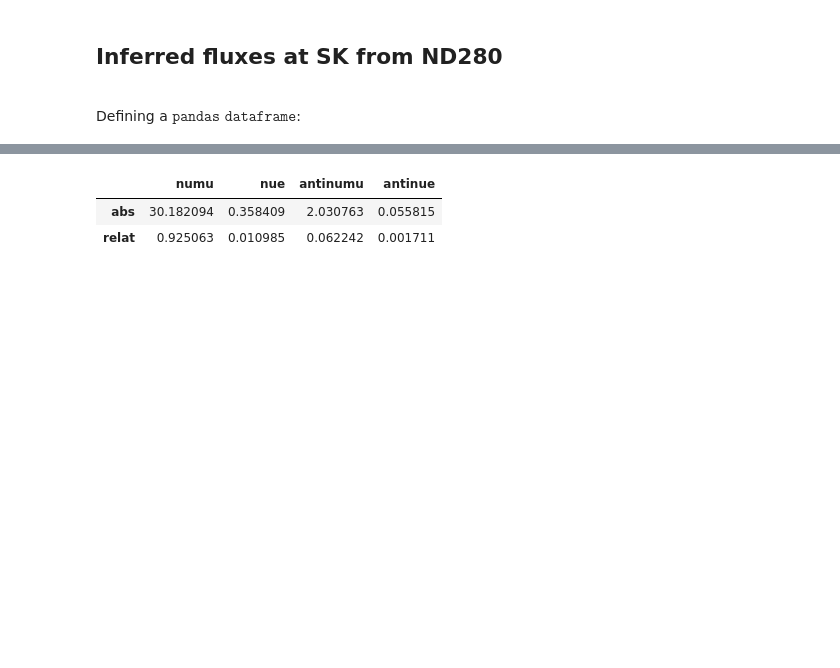
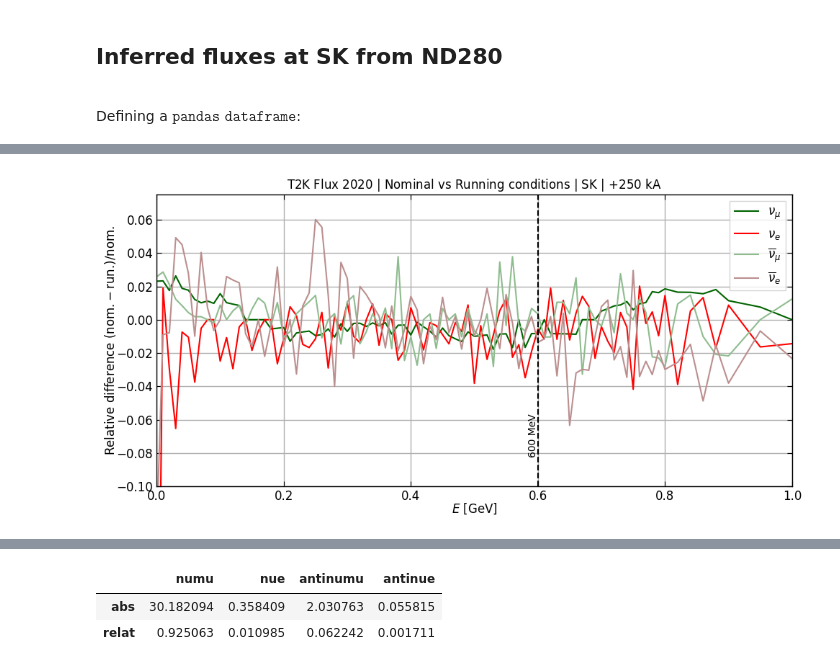
Before and after one commit to pboistier/energy-effects-T2K, a Jupyter notebook: docs/source/notebooks/convolution.ipynb, the cells around one changed output, grey strips where cells are left out. Saved outputs shown, nothing was run; the diff lists cells and outputs as text; code cells hidden in the pictures; blank space fills up the shorter version.

```diff
--- a/docs/source/notebooks/convolution.ipynb
+++ b/docs/source/notebooks/convolution.ipynb
@@ -70 +126,37 @@ fluxes.describe()
+# %%
+for key in ["numu", "nue", "antinumu", "antinue"]:
+    plt.plot(
+        t2kflux_2020_plus250kA_nominal_sk.minE,
+        (
+            t2kflux_2020_plus250kA_nominal_sk[key]
+            - t2kflux_2020_plus250kA_runcond_sk[key]
+        )
+        / t2kflux_2020_plus250kA_nominal_sk[key],
+        label=conv.print_dict[key],
+        color=colors[key],
+    )
+
+ax = plt.gca()
+plt.legend()
+plt.axvline(x=0.6, linestyle="--", color="black")
+plt.text(
+    x=0.6,
+    y=0.25,
+    s=r"600 MeV",
+    ha="right",
+    va="top",
+    rotation=90,
+    transform=ax.get_xaxis_transform(),
+)
+plt.xlabel(r"$E$ [GeV]")
+plt.ylabel(r"Relative difference $(\text{nom.}-\text{run.})/\text{nom.}$")
+plt.xlim(0, 1)
+plt.ylim(bottom=-0.1, top=0.075)
+
+
+plt.title(r"T2K Flux 2020 | Nominal vs Running conditions | SK | $+250$ kA")
+plt.tight_layout()
+plt.show()
+# %% [output]
+[figure, added]
 # %%
```
Also changed, not shown: parts of 10 cells of this notebook, 35 other files.
